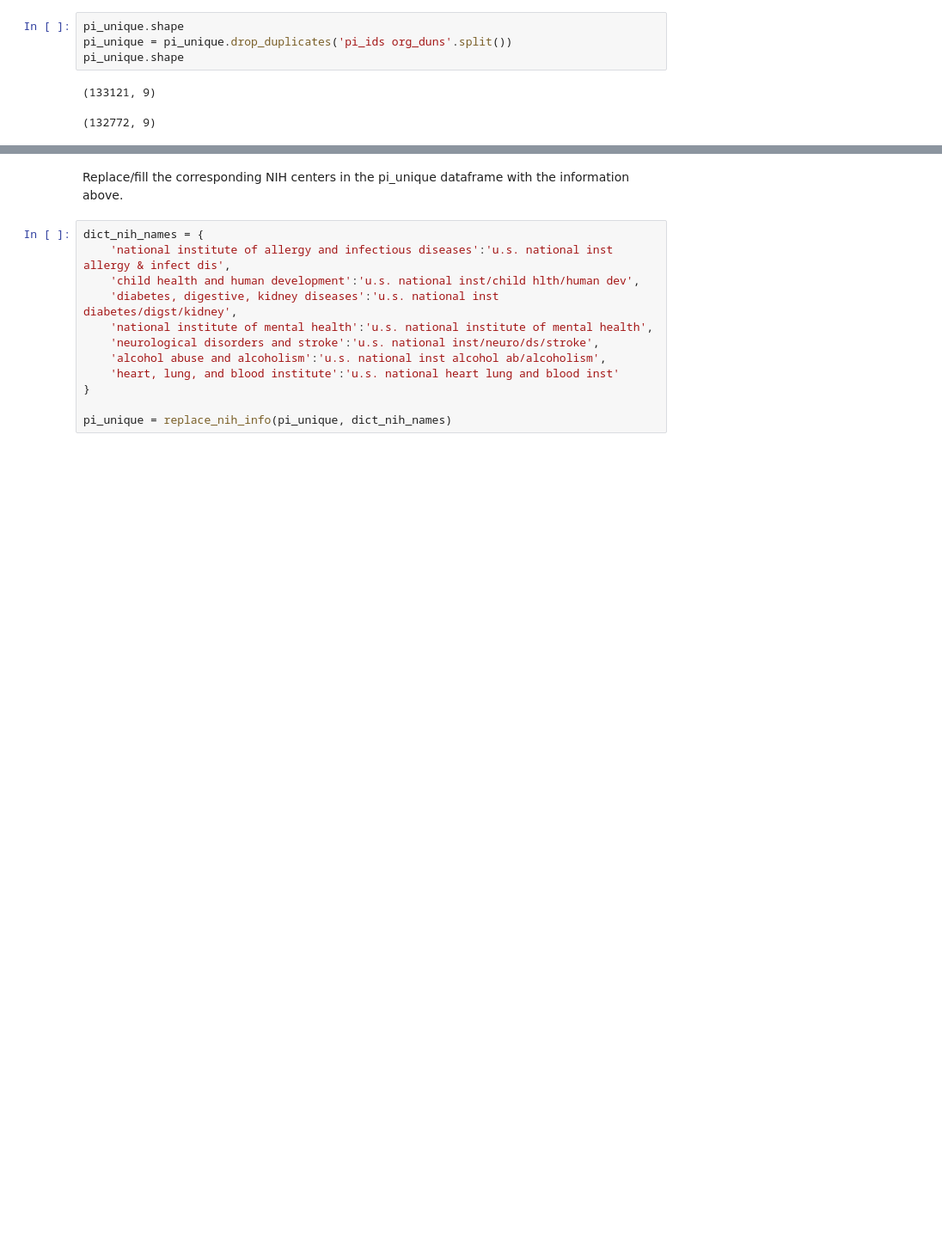
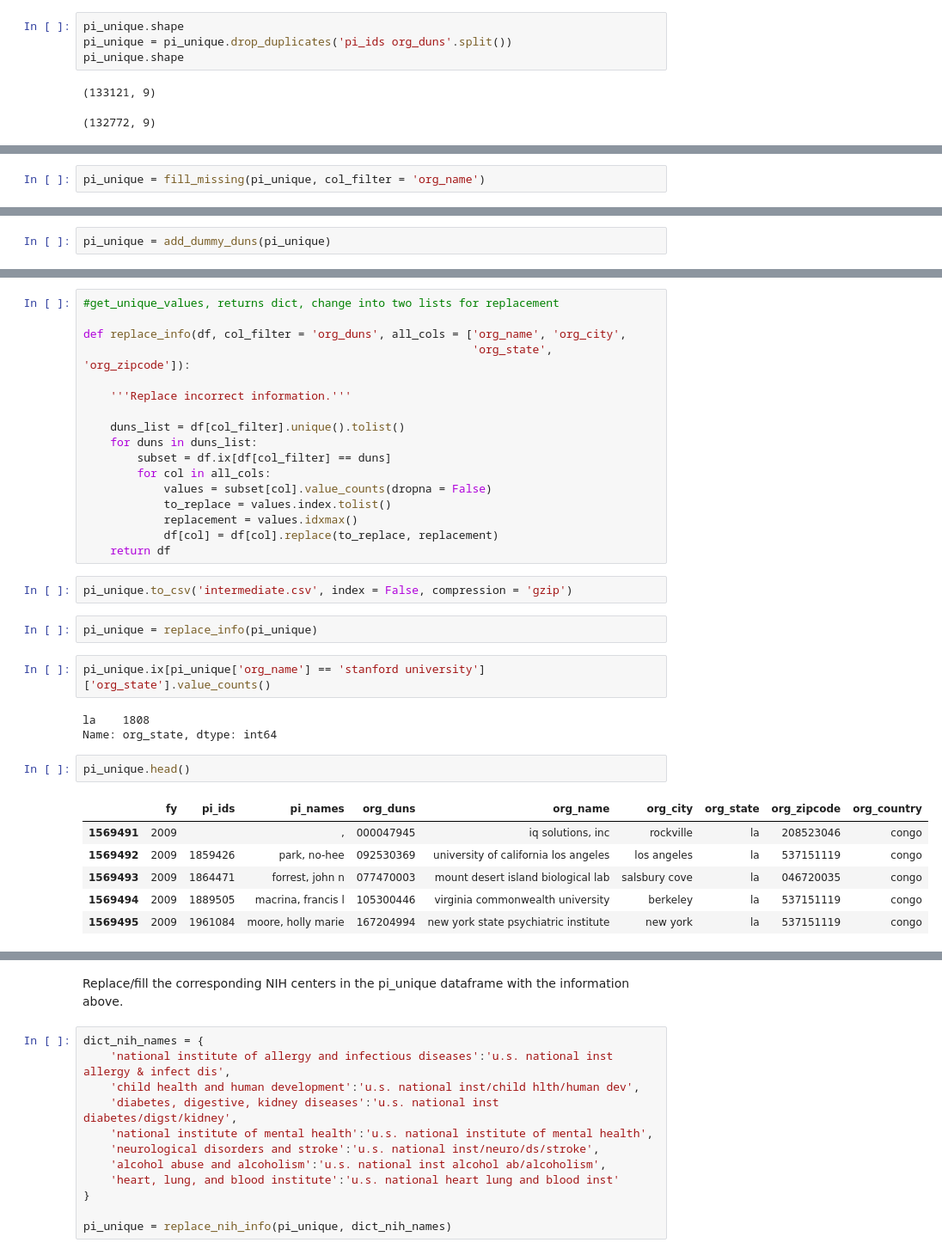
Before and after one commit to yuwie10/nih-awards, a Jupyter notebook: cleaning_pi_info.ipynb, the cells around one changed output, grey strips where cells are left out. Shown at 86% size. Drawn from its saved outputs; the diff is of its cells as text; blank space fills up the shorter version.

Commit message:
filled some missing info; need to correct replace_info

```diff
--- a/cleaning_pi_info.ipynb
+++ b/cleaning_pi_info.ipynb
@@ -581,0 +627,2 @@ pi_unique.ix[pi_unique['org_name'].str.contains('omnitec solutions', na = False)
+# %%
+pi_unique = fill_missing(pi_unique, col_filter = 'org_name')
@@ -581,0 +644,2 @@ pi_unique.ix[pi_unique['org_name'].str.contains('omnitec solutions', na = False)
+# %%
+pi_unique = add_dummy_duns(pi_unique)
@@ -581,0 +662,35 @@ pi_unique.ix[pi_unique['org_name'].str.contains('omnitec solutions', na = False)
+# %%
+#get_unique_values, returns dict, change into two lists for replacement
+
+def replace_info(df, col_filter = 'org_duns', all_cols = ['org_name', 'org_city',
+                                                          'org_state', 'org_zipcode']):
+
+    '''Replace incorrect information.'''
+
+    duns_list = df[col_filter].unique().tolist()
+    for duns in duns_list:
+        subset = df.ix[df[col_filter] == duns]
+        for col in all_cols:
+            values = subset[col].value_counts(dropna = False)
+            to_replace = values.index.tolist()
+            replacement = values.idxmax()
+            df[col] = df[col].replace(to_replace, replacement)
+    return df
+# %%
+pi_unique.to_csv('intermediate.csv', index = False, compression = 'gzip')
+# %%
+pi_unique = replace_info(pi_unique)
+# %%
+pi_unique.ix[pi_unique['org_name'] == 'stanford university']['org_state'].value_counts()
+# %% [output]
+la    1808
+Name: org_state, dtype: int64
+# %%
+pi_unique.head()
+# %% [output]
+|  | fy | pi_ids | pi_names | org_duns | org_name | org_city | org_state | org_zipcode | org_country |
+| 1569491 | 2009 |  | , | 000047945 | iq solutions, inc | rockville | la | 208523046 | congo |
+| 1569492 | 2009 | 1859426 | park, no-hee | 092530369 | university of california los angeles | los angeles | la | 537151119 | congo |
+| 1569493 | 2009 | 1864471 | forrest, john n | 077470003 | mount desert island biological lab | salsbury cove | la | 046720035 | congo |
+| 1569494 | 2009 | 1889505 | macrina, francis l | 105300446 | virginia commonwealth university | berkeley | la | 537151119 | congo |
+| 1569495 | 2009 | 1961084 | moore, holly marie | 167204994 | new york state psychiatric institute | new york | la | 537151119 | congo |
```
Also changed, not shown: parts of 59 cells of this notebook, 1 other file.
